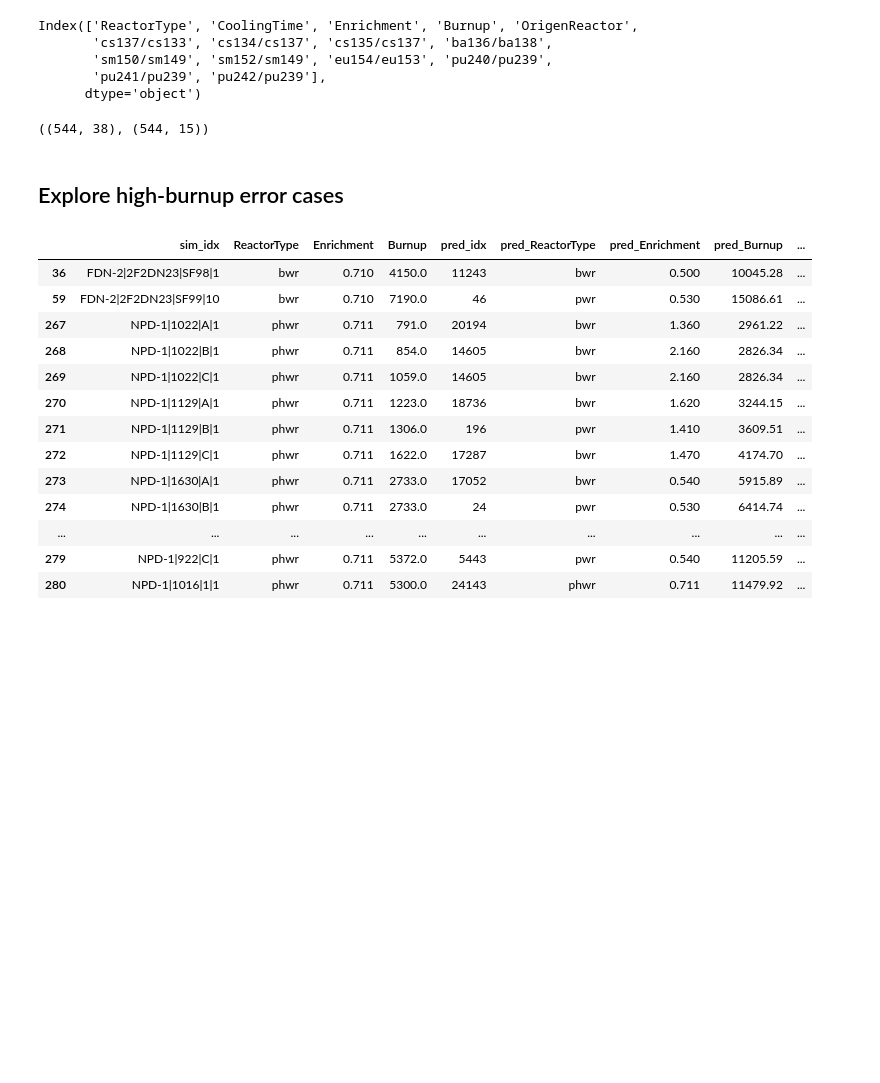
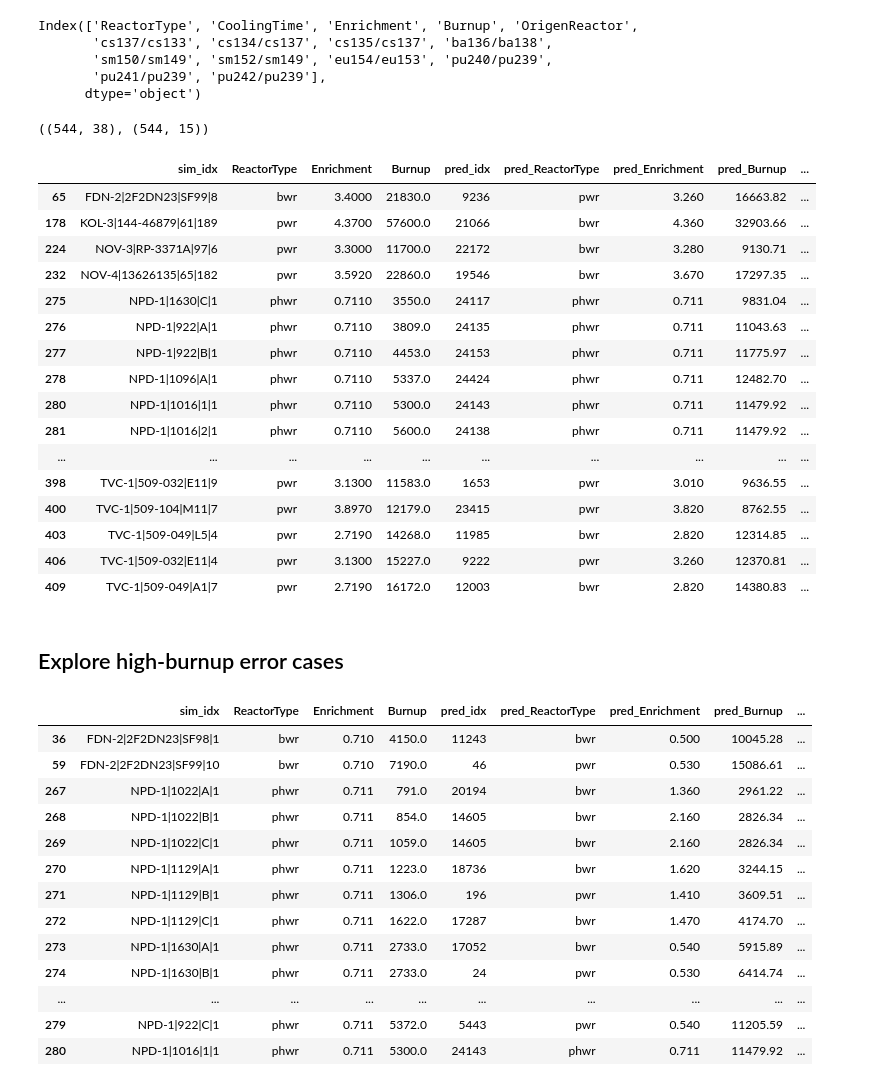
Before and after one commit to opotowsky/like-me-fuel, a Jupyter notebook: jupyter_notebooks/sfcompo_explore.ipynb, the cells around one changed output. Cells and saved outputs as stored; diff of their text form; code cells hidden in the pictures; blank space fills up the shorter version.

```diff
--- a/jupyter_notebooks/sfcompo_explore.ipynb
+++ b/jupyter_notebooks/sfcompo_explore.ipynb
@@ -82,6 +82,29 @@ Index(['ReactorType', 'CoolingTime', 'Enrichment', 'Burnup', 'OrigenReactor',
 sfcoLL['0'].shape, ratios.shape
 # %% [output]
 ((544, 38), (544, 15))
+# %%
+# low burnup error cases
+to_print = ['sim_idx', 'ReactorType', 'Enrichment', 'Burnup', 'pred_idx', 'pred_ReactorType', 'pred_Enrichment', 'pred_Burnup', 'ReactorType_Score', 'Enrichment_Error', 'Burnup_Error', 'Percent_Burnup_Error']
+low_error = sfcoLL['0'].loc[sfcoLL['0']['Enrichment_Error'] < 0.15, to_print]
+low_error
+# %% [output]
+|  | sim_idx | ReactorType | Enrichment | Burnup | pred_idx | pred_ReactorType | pred_Enrichment | pred_Burnup | ... |
+| 65 | FDN-2|2F2DN23|SF99|8 | bwr | 3.4000 | 21830.0 | 9236 | pwr | 3.260 | 16663.82 | ... |
+| 178 | KOL-3|144-46879|61|189 | pwr | 4.3700 | 57600.0 | 21066 | bwr | 4.360 | 32903.66 | ... |
+| 224 | NOV-3|RP-3371A|97|6 | pwr | 3.3000 | 11700.0 | 22172 | bwr | 3.280 | 9130.71 | ... |
+| 232 | NOV-4|13626135|65|182 | pwr | 3.5920 | 22860.0 | 19546 | bwr | 3.670 | 17297.35 | ... |
+| 275 | NPD-1|1630|C|1 | phwr | 0.7110 | 3550.0 | 24117 | phwr | 0.711 | 9831.04 | ... |
+| 276 | NPD-1|922|A|1 | phwr | 0.7110 | 3809.0 | 24135 | phwr | 0.711 | 11043.63 | ... |
+| 277 | NPD-1|922|B|1 | phwr | 0.7110 | 4453.0 | 24153 | phwr | 0.711 | 11775.97 | ... |
+| 278 | NPD-1|1096|A|1 | phwr | 0.7110 | 5337.0 | 24424 | phwr | 0.711 | 12482.70 | ... |
+| 280 | NPD-1|1016|1|1 | phwr | 0.7110 | 5300.0 | 24143 | phwr | 0.711 | 11479.92 | ... |
+| 281 | NPD-1|1016|2|1 | phwr | 0.7110 | 5600.0 | 24138 | phwr | 0.711 | 11479.92 | ... |
+| ... | ... | ... | ... | ... | ... | ... | ... | ... | ... |
+| 398 | TVC-1|509-032|E11|9 | pwr | 3.1300 | 11583.0 | 1653 | pwr | 3.010 | 9636.55 | ... |
+| 400 | TVC-1|509-104|M11|7 | pwr | 3.8970 | 12179.0 | 23415 | pwr | 3.820 | 8762.55 | ... |
+| 403 | TVC-1|509-049|L5|4 | pwr | 2.7190 | 14268.0 | 11985 | bwr | 2.820 | 12314.85 | ... |
+| 406 | TVC-1|509-032|E11|4 | pwr | 3.1300 | 15227.0 | 9222 | pwr | 3.260 | 12370.81 | ... |
+| 409 | TVC-1|509-049|A1|7 | pwr | 2.7190 | 16172.0 | 12003 | bwr | 2.820 | 14380.83 | ... |
 # %% [markdown]
 ## Explore high-burnup error cases
 # %%
```
Also changed, not shown: 1 other file.
